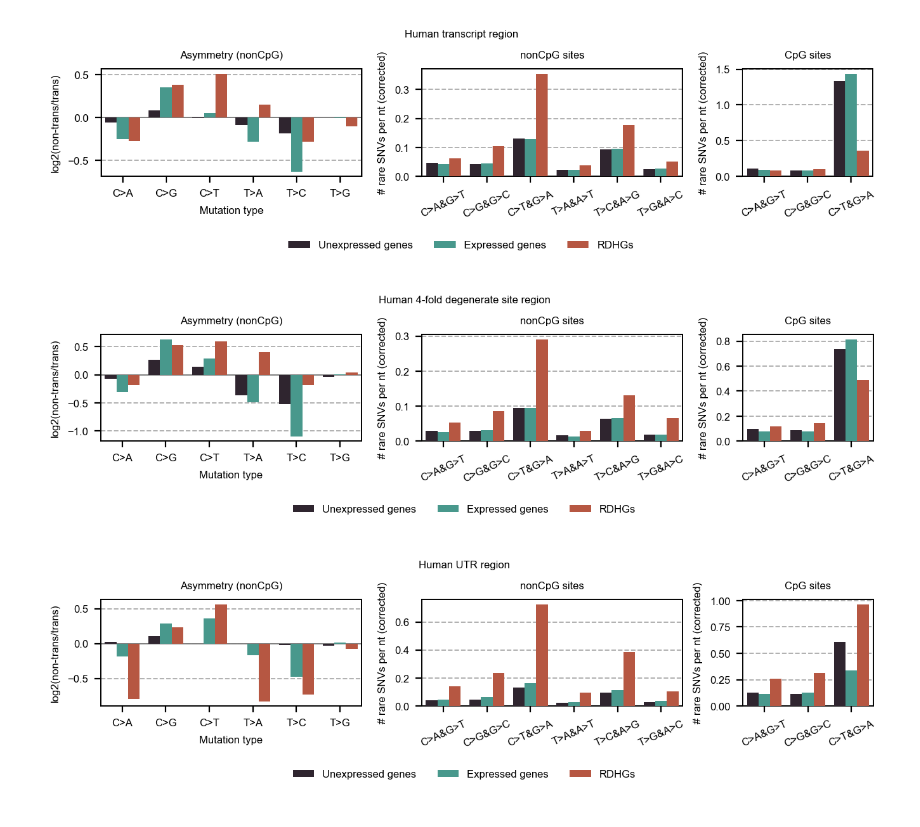
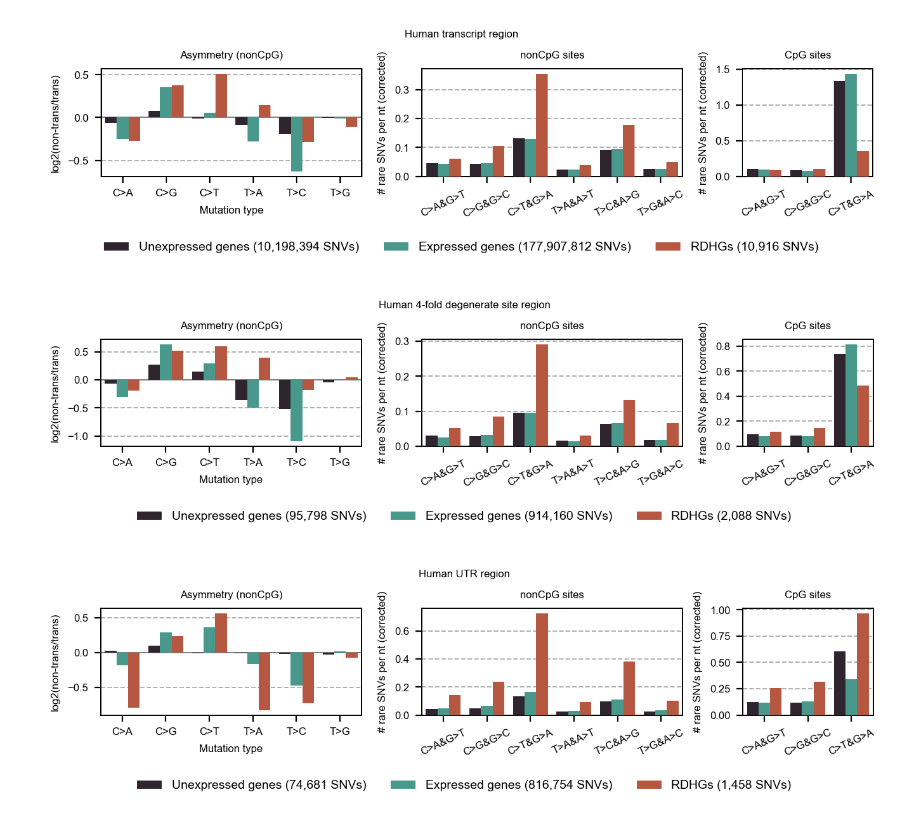
Before and after one commit to JuseTiZ/RDH_mutation_analysis, a Jupyter notebook: figures/Fig2/fig2_a.ipynb, the cells around one changed output. Saved outputs shown, nothing was run; the diff lists cells and outputs as text; code cells hidden in the pictures.

Commit message:
Update analyses and figures in response to reviewer comments

```diff
--- a/figures/Fig2/fig2_a.ipynb
+++ b/figures/Fig2/fig2_a.ipynb
@@ -264,38 +264,47 @@ for using_species in using_species_lst:
 
         # Adjust figure
         handles, labels = axes[0].get_legend_handles_labels()
+        variant_counts = three_mer_mutation_info_df.loc[
+            (three_mer_mutation_info_df["region"] == using_region)
+            & (three_mer_mutation_info_df["species"] == using_species)
+        ].groupby("gene group")["mutation total num"].sum()
         fig.legend(
             handles,
-            labels,
+            [f"{label} ({variant_counts[label]:,} SNVs)" for label in labels],
             loc="upper center",
             bbox_to_anchor=(0.5, 0),
             ncol=4,
             frameon=False,
+            fontsize=7,
         )
         for ax in axes:
             # Remove legend
             ax.legend_.remove()
             ax.grid(axis="y", linestyle="--", linewidth=0.7, zorder=0)
 
         axes[0].set_xlabel("Mutation type")
         axes[0].set_ylabel("log2(non-trans/trans)")
         axes[0].set_title("Asymmetry (nonCpG)")
         axes[0].axhline(0, color="gray", linewidth=0.7, zorder=2)
 
         for ax in axes[1:]:
             ax.set_xticklabels(ax.get_xticklabels(), rotation=25, ha="center")
             ax.set_ylabel("# rare SNVs per nt (corrected)")
             ax.set_xlabel("")
 
         axes[1].set_title("nonCpG sites")
         axes[2].set_title("CpG sites")
 
         plt.tight_layout()
         fig.suptitle(
             f'{using_species.capitalize()} {using_region.replace("4dsite", "4-fold degenerate site")} region',
             y=1.05,
         )
+        plt.savefig(
+            f"strand_asymmetry_{using_species}_{using_region}.pdf",
+            bbox_inches="tight",
+        )
 # %% [output]
-[figure, old version]
+[figure, new version]
-[figure, old version]
+[figure, new version]
-[figure, old version]
+[figure, new version]
```
Also changed, not shown: 35 other files.
